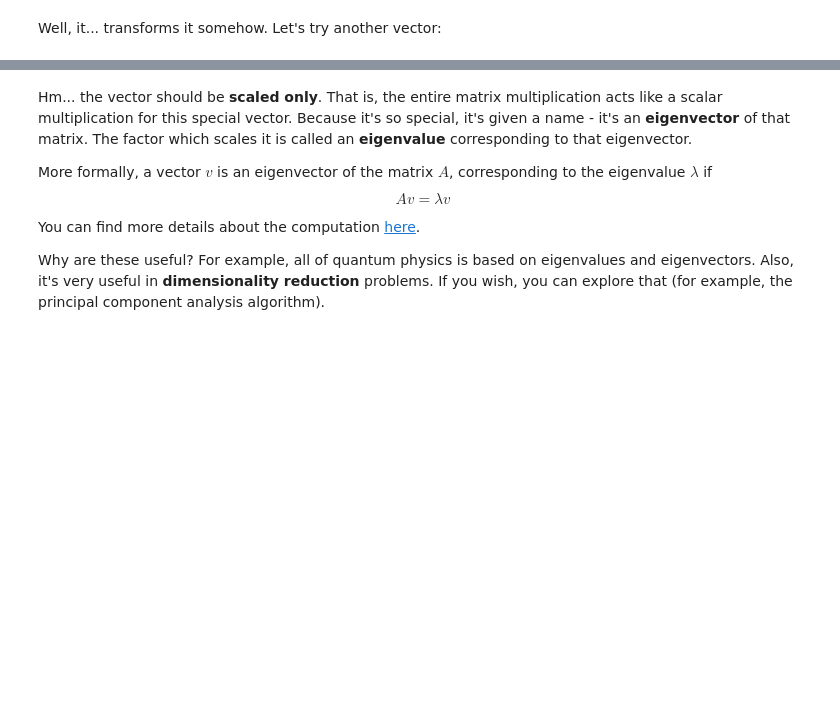
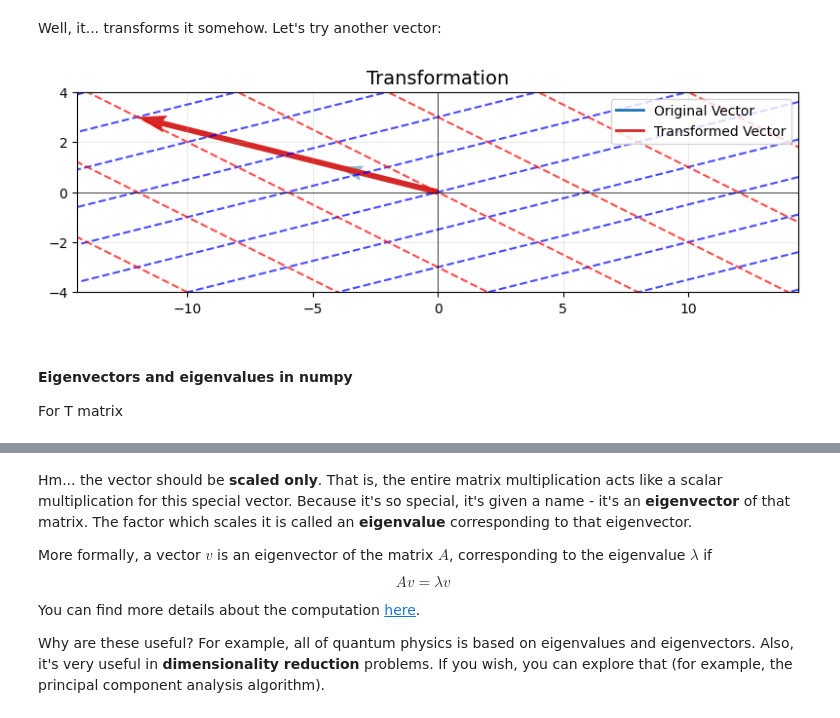
Before and after one commit to tproykov/MathsForDevelopers, a Jupyter notebook: 03.LinearAlgebra/Linear Algebra Exercise.ipynb, the cells around one changed output, grey strips where cells are left out. Drawn from its saved outputs; the diff is of its cells as text; code cells hidden in the pictures; blank space fills up the shorter version.

```diff
--- a/03.LinearAlgebra/Linear Algebra Exercise.ipynb
+++ b/03.LinearAlgebra/Linear Algebra Exercise.ipynb
@@ -988,0 +1032,12 @@ visualize_transformed_vector(matrix, [-4, 1], "Transformation")
+# %%
+vec = np.array([
+    [-4],
+    [1]
+])
+visualize_transformed_vector(matrix, vec, "Transformation")
+# %% [output]
+[figure, added]
+# %% [markdown]
+#### Eigenvectors and eigenvalues in numpy
+
+For T matrix
```
Also changed, not shown: parts of 26 cells of this notebook, 3 other files.
